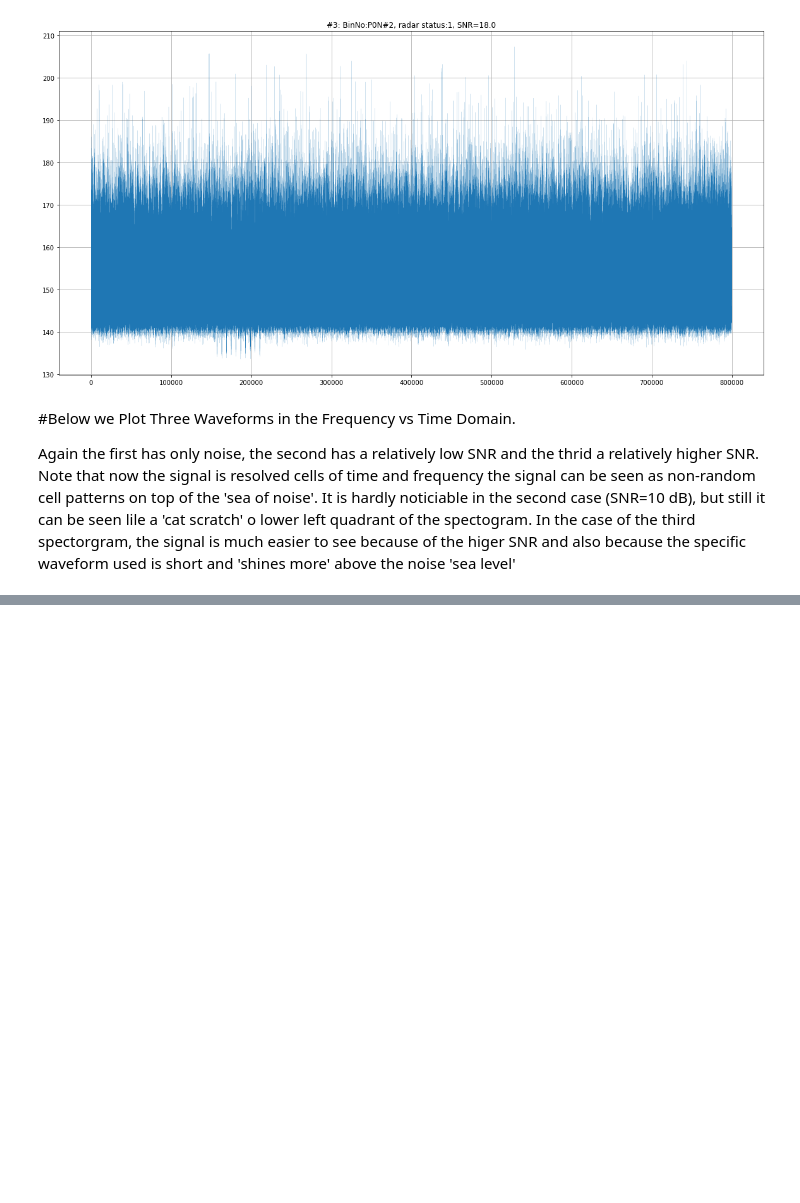
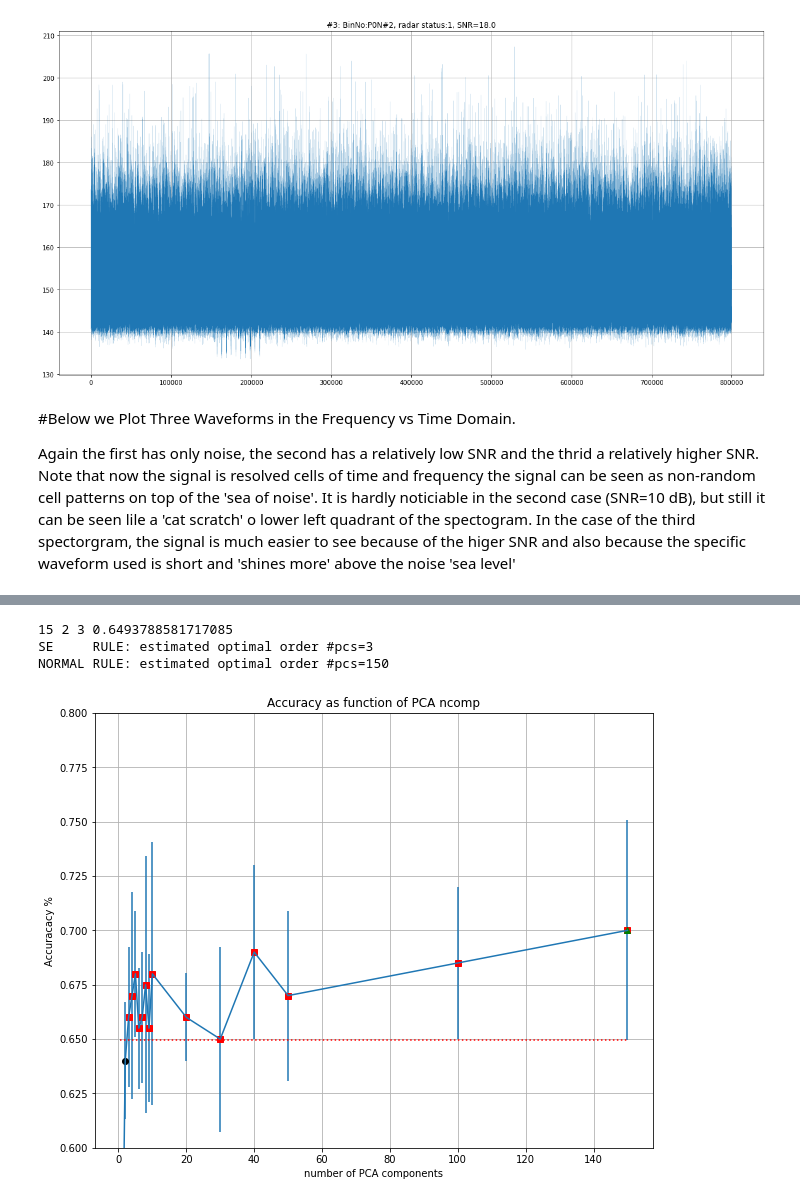
Before and after one commit to MadBugs/RadarWaveformsML, a Jupyter notebook: proj_CBRS_pca.ipynb, the cells around one changed output, grey strips where cells are left out. Cells and saved outputs as stored; diff of their text form; code cells hidden in the pictures; blank space fills up the shorter version.

```diff
--- a/proj_CBRS_pca.ipynb
+++ b/proj_CBRS_pca.ipynb
@@ -498,0 +664,19 @@ S.shape= (128, 446)
+# %%
+y = subsetRadarStatus.ravel()
+WLAB = ['NOISE_ONLY','P0N#1','P0N#2','Q3N#1','Q3N#2', 'Q3N#3']
+#aux=subsetInfo['BinNo'];print("WAVEFORMS   in the file:", aux.unique());
+I1=np.where(subsetInfo['BinNo']==WLAB[1])
+I2=np.where(subsetInfo['BinNo']==WLAB[2])
+I3=np.where(subsetInfo['BinNo']==WLAB[3])
+I4=np.where(subsetInfo['BinNo']==WLAB[4])
+I5=np.where(subsetInfo['BinNo']==WLAB[5])
+y6 = np.zeros(X.shape[0])
+y6[I1] = 1
+y6[I2] = 2
+y6[I3] = 3
+y6[I4] = 4
+y6[I5] = 5
+
+print('ASCII WAVEFORM LABELS:', WLAB)
+print('NUMERIC WAVEFORM LABELS:\n', y6)
+print('CHECKING (positions should match with above):\n',subsetInfo['BinNo'])
@@ -498,0 +781,41 @@ S.shape= (128, 446)
+# %%
+acc_mean = np.mean(acc, axis=1)
+acc_se   = np.std(acc, axis=1) / np.sqrt(nfold-1)
+plt.figure(figsize=(10,8))
+plt.errorbar(ncomp_test, acc_mean, yerr=acc_se)
+
+# Optimal order with the normal rule
+# Optimal order with one SE rule
+# Find the max R^2
+imax    = np.argmax(acc_mean)
+acc_tgt = acc_mean[imax] - acc_se[imax]
+
+# Find the Lowest delay above the target
+I = np.where(acc_mean >= acc_tgt)[0]
+iopt = I[0]
+dopt = ncomp_test[iopt]
+print(imax, iopt, dopt, acc_tgt)
+# Plot the line at the target level
+plt.plot([acc_mean[0],ncomp_test[len(ncomp_test)-1]],[acc_tgt,acc_tgt],'r:')
+plt.plot(ncomp_test, acc_mean, 'ko')
+plt.plot(ncomp_test[I], acc_mean[I], 'rs')
+plt.plot(ncomp_test[imax], acc_mean[imax], 'g^')
+# Plot the line at the optimal model order
+plt.plot([dopt,dopt], [0.9,1], 'g:')
+plt.plot([ncomp_test[imax],ncomp_test[imax]], [0.9,1], 'k:')
+
+plt.title('Accuracy as function of PCA ncomp')
+plt.xlabel('number of PCA components')
+plt.ylabel('Accuracacy %')
+plt.ylim((0.6,0.8))
+plt.grid()
+
+
+# Print results
+print("SE     RULE: estimated optimal order #pcs=%d"%dopt)
+print("NORMAL RULE: estimated optimal order #pcs=%d"%ncomp_test[imax])
+# %% [output]
+15 2 3 0.6493788581717085
+SE     RULE: estimated optimal order #pcs=3
+NORMAL RULE: estimated optimal order #pcs=150
+[figure, added]
```
Also changed, not shown: parts of 22 cells of this notebook.
